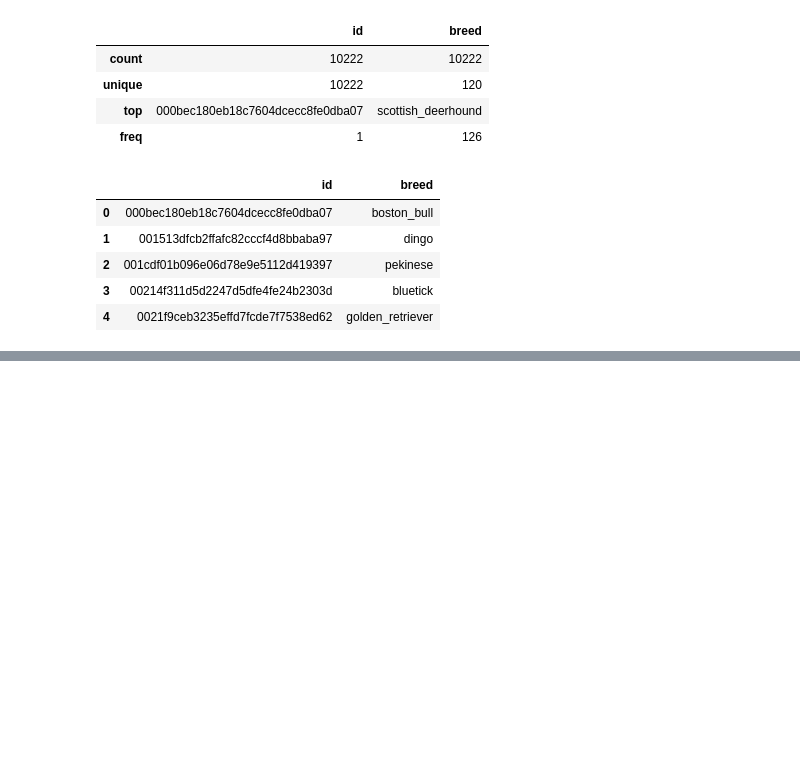
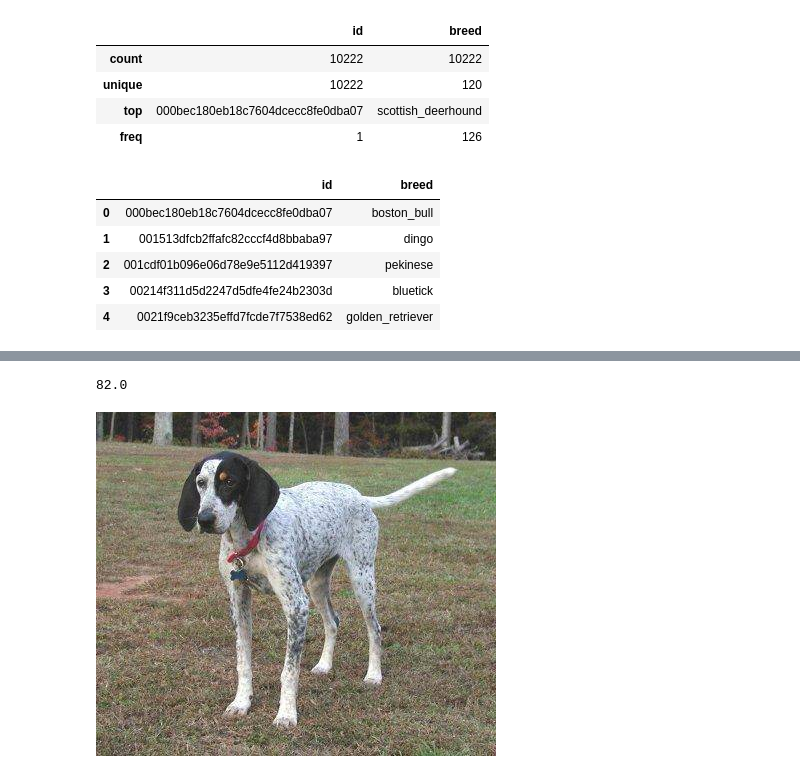
Before and after one commit to Aliabdo6/dog_vision, a Jupyter notebook: end-to-end-dog-vision.ipynb, the cells around one changed output, grey strips where cells are left out. Drawn from its saved outputs; the diff is of its cells as text; code cells hidden in the pictures; blank space fills up the shorter version.

```diff
--- a/end-to-end-dog-vision.ipynb
+++ b/end-to-end-dog-vision.ipynb
@@ -114,0 +131,4 @@ labels_csv["breed"].value_counts().plot.bar(figsize=(20, 10));
+# %%
+labels_csv["breed"].value_counts().median()
+# %% [output]
+82.0
@@ -114,0 +137,4 @@ labels_csv["breed"].value_counts().plot.bar(figsize=(20, 10));
+# %%
+Image('./data/train/00214f311d5d2247d5dfe4fe24b2303d.jpg')
+# %% [output]
+[figure, added]
```
Also changed, not shown: parts of 12 cells of this notebook.
